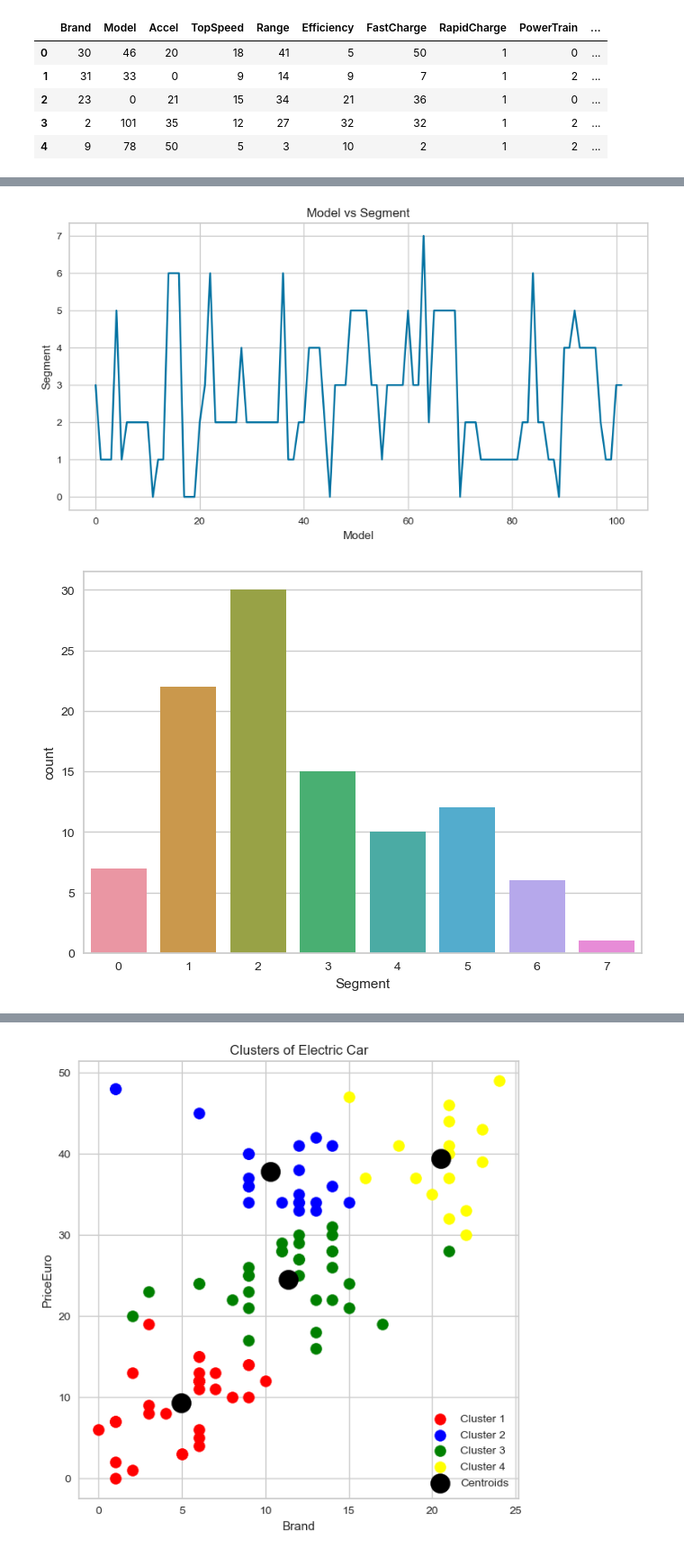
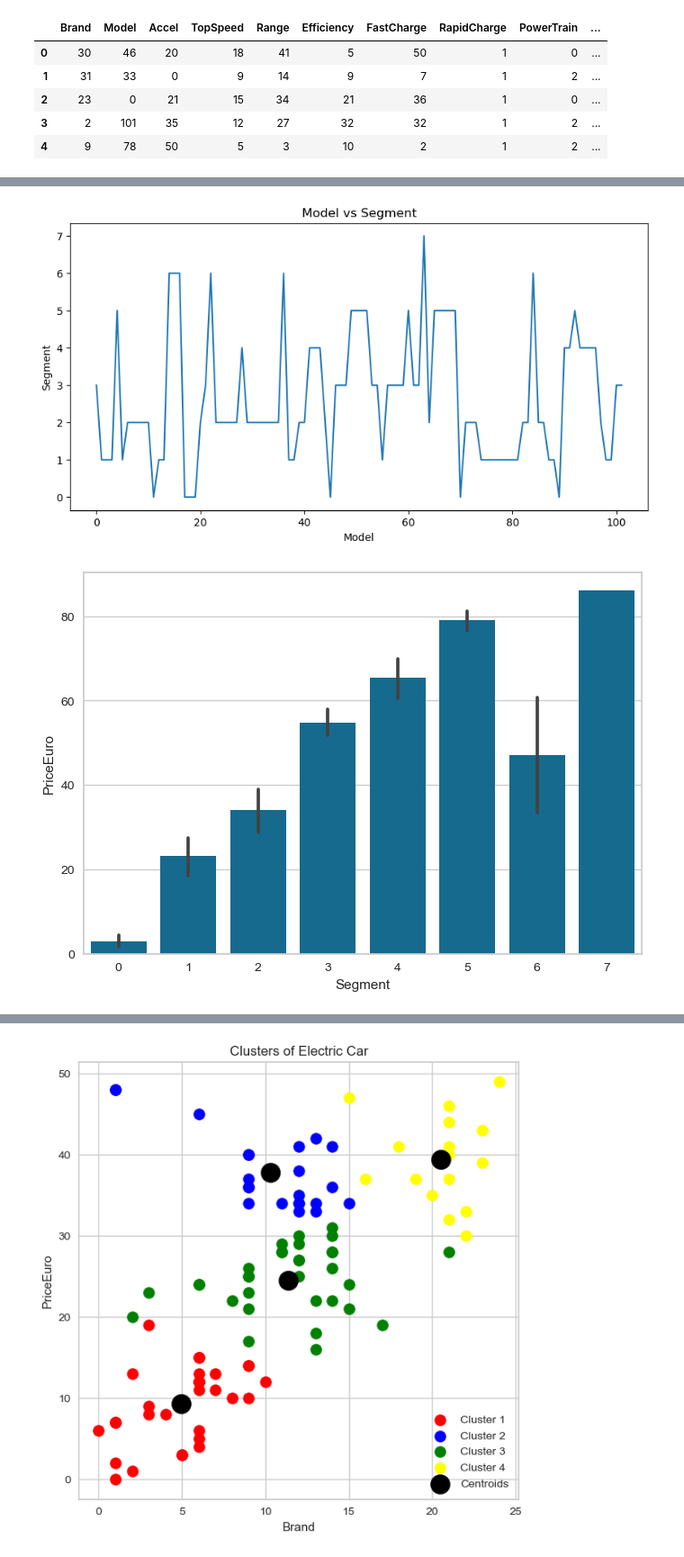
Before and after one commit to rohith4088/EV_SEGMENTATION, a Jupyter notebook: vechile_segmentation.ipynb, the cells around one changed output, grey strips where cells are left out. Shown at 90% size. Drawn from its saved outputs; the diff is of its cells as text; code cells hidden in the pictures.

```diff
--- a/vechile_segmentation.ipynb
+++ b/vechile_segmentation.ipynb
@@ -211,0 +215,4 @@ plt.show()
+# %%
+plt.rcParams['figure.figsize'] = (13,15) #rcparams is used to customisation
+df.hist()
+plt.show()
@@ -277,13 +286,13 @@ sns.lineplot(x = 'Model',y = 'Segment',data =df)
 plt.title('Model vs Segment')
 plt.show()
 # %% [output]
-[figure, old version]
+[figure, new version]
 # %%
 #segment v/s price
-sns.countplot(x = "Segment",data =df)
+sns.barplot(x = "Segment",y = 'PriceEuro',data =df)
 plt.show()
 # %% [output]
-[figure, old version]
+[figure, new version]
 # %%
 #accelaration v/s range
 plt.figure(figsize = (10,5))
```
Also changed, not shown: parts of 16 cells of this notebook, 2 other files.
